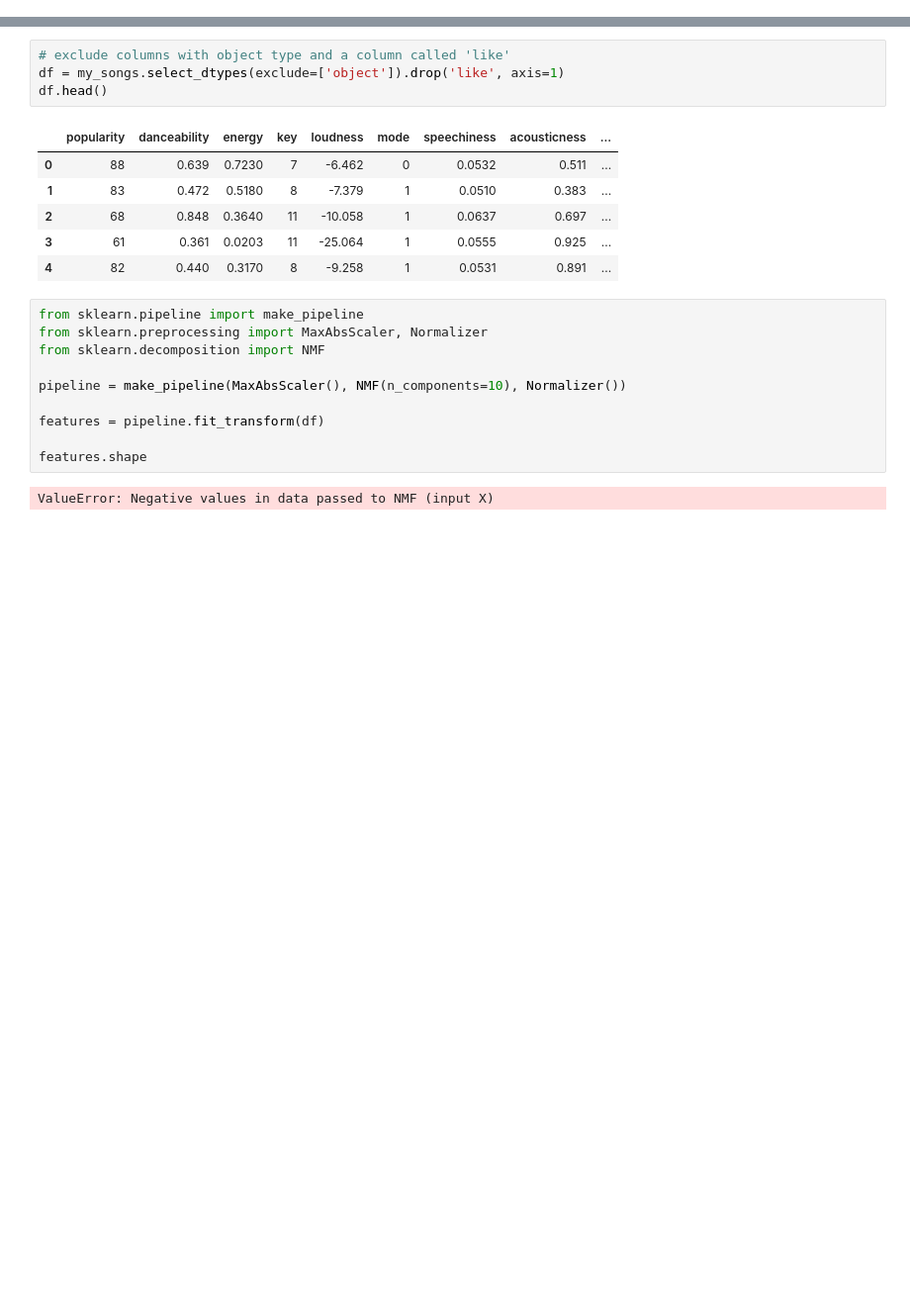
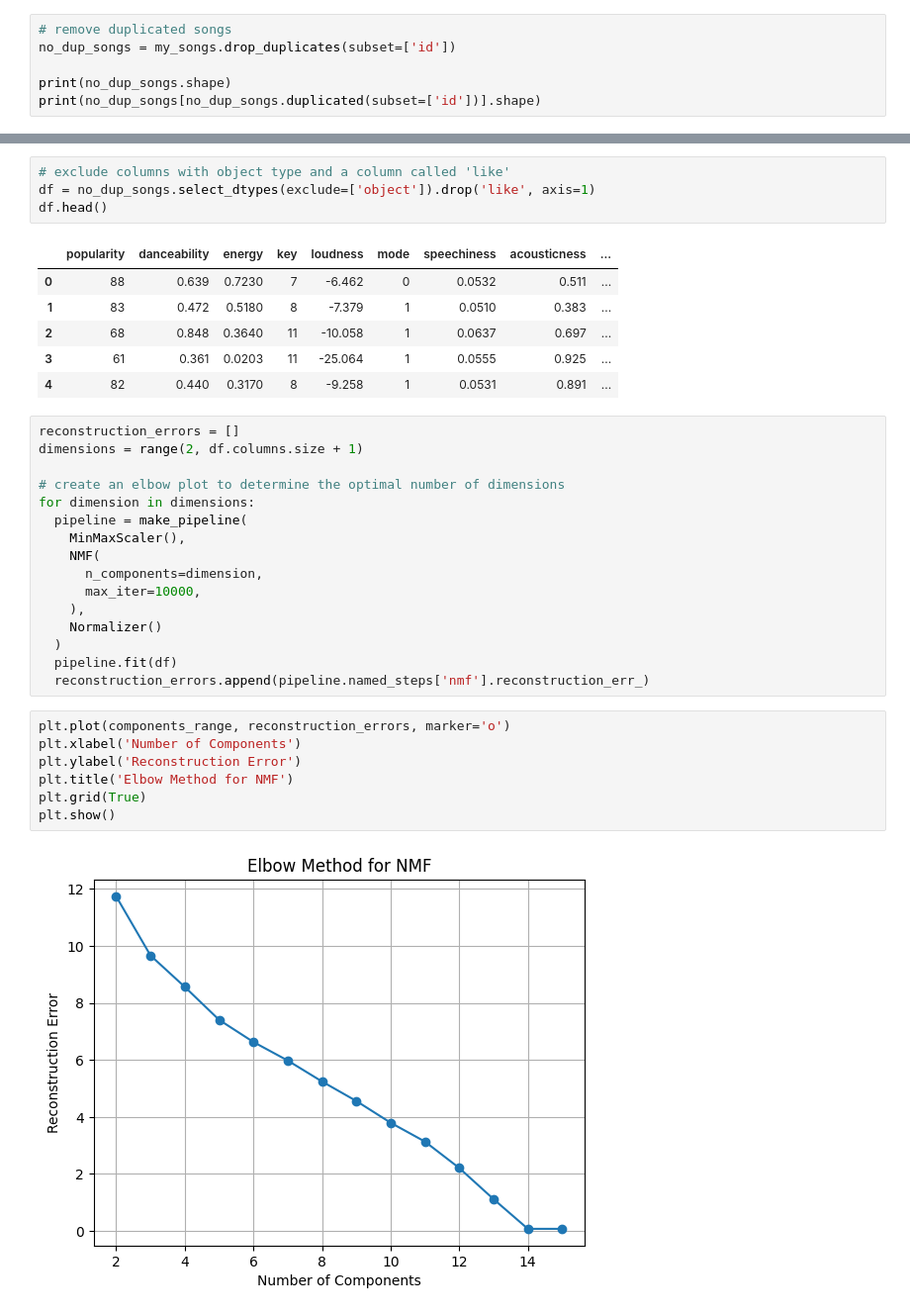
Before and after one commit to bsraya/data-science-portfolio, a Jupyter notebook: nmf.ipynb, the cells around one changed output, grey strips where cells are left out. Shown: that part at 99% size. Drawn from its saved outputs; the diff is of its cells as text; blank space fills up the shorter version.

```diff
--- a/nmf.ipynb
+++ b/nmf.ipynb
@@ -33,0 +17,6 @@ dtype: object
+# %%
+# remove duplicated songs
+no_dup_songs = my_songs.drop_duplicates(subset=['id'])
+
+print(no_dup_songs.shape)
+print(no_dup_songs[no_dup_songs.duplicated(subset=['id'])].shape)
@@ -34,6 +26,6 @@ dtype: object
 # %%
 # exclude columns with object type and a column called 'like'
-df = my_songs.select_dtypes(exclude=['object']).drop('like', axis=1)
+df = no_dup_songs.select_dtypes(exclude=['object']).drop('like', axis=1)
 df.head()
 # %% [output]
 |  | popularity | danceability | energy | key | loudness | mode | speechiness | acousticness | ... |
@@ -42,15 +34,28 @@ df.head()
 | 2 | 68 | 0.848 | 0.3640 | 11 | -10.058 | 1 | 0.0637 | 0.697 | ... |
 | 3 | 61 | 0.361 | 0.0203 | 11 | -25.064 | 1 | 0.0555 | 0.925 | ... |
 | 4 | 82 | 0.440 | 0.3170 | 8 | -9.258 | 1 | 0.0531 | 0.891 | ... |
-# %%
-from sklearn.pipeline import make_pipeline
-from sklearn.preprocessing import MaxAbsScaler, Normalizer
-from sklearn.decomposition import NMF
-
-pipeline = make_pipeline(MaxAbsScaler(), NMF(n_components=10), Normalizer())
-
-features = pipeline.fit_transform(df)
-
-features.shape
-# %% [output]
-ValueError: Negative values in data passed to NMF (input X)
+# %%
+reconstruction_errors = []
+dimensions = range(2, df.columns.size + 1)
+
+# create an elbow plot to determine the optimal number of dimensions
+for dimension in dimensions:
+  pipeline = make_pipeline(
+    MinMaxScaler(),
+    NMF(
+      n_components=dimension,
+      max_iter=10000,
+    ),
+    Normalizer()
+  )
+  pipeline.fit(df)
+  reconstruction_errors.append(pipeline.named_steps['nmf'].reconstruction_err_)
+# %%
+plt.plot(components_range, reconstruction_errors, marker='o')
+plt.xlabel('Number of Components')
+plt.ylabel('Reconstruction Error')
+plt.title('Elbow Method for NMF')
+plt.grid(True)
+plt.show()
+# %% [output]
+[figure, added]
```
Also changed, not shown: parts of 14 cells of this notebook.
